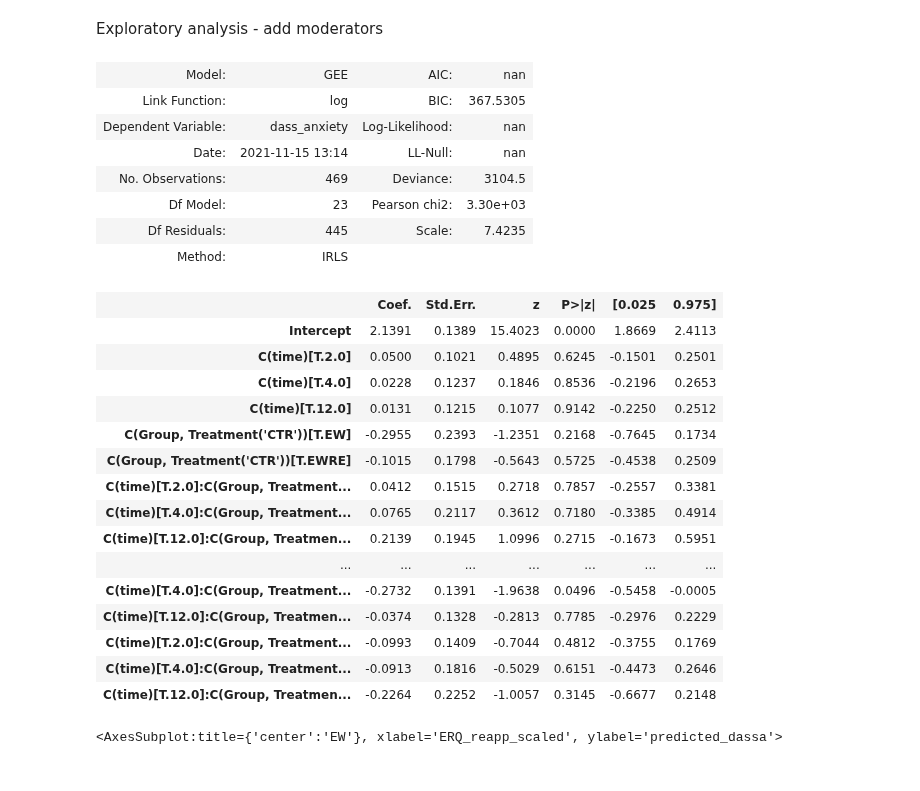
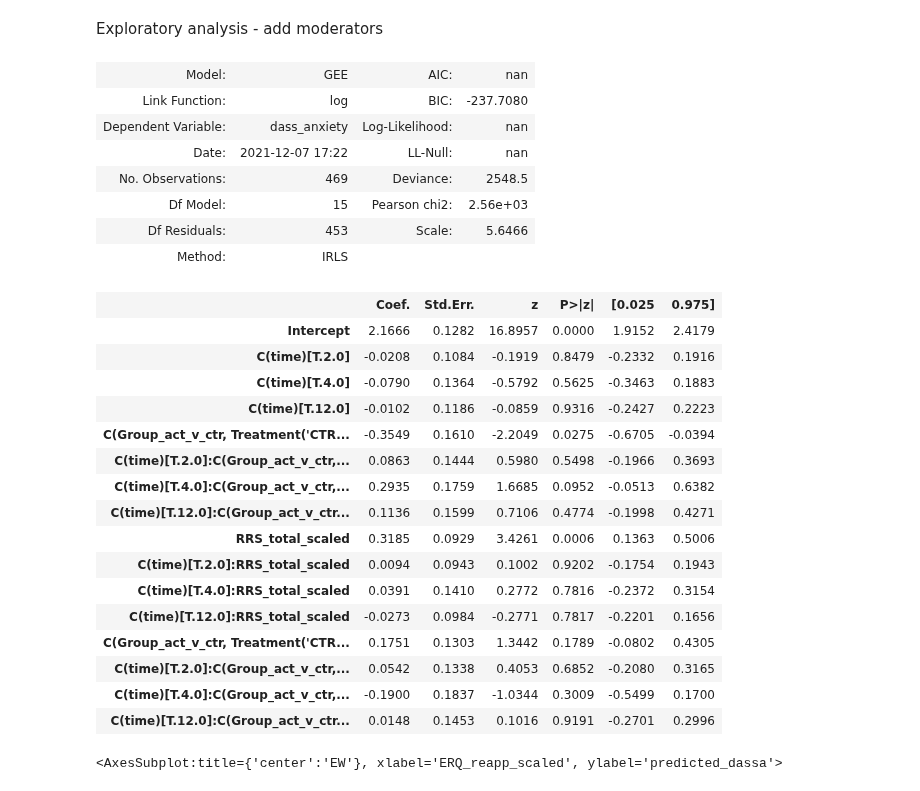
Before and after one commit to lucia-lux/EW_analysis, a Jupyter notebook: ew_anlaysis_1510.ipynb, the cells around one changed output. Saved outputs shown, nothing was run; the diff lists cells and outputs as text; code cells hidden in the pictures.

Commit message:
updates to modelling strategy.

```diff
--- a/ew_anlaysis_1510.ipynb
+++ b/ew_anlaysis_1510.ipynb
@@ -20,9 +20,9 @@ warnings.filterwarnings('ignore')
 # %% [markdown]
 Path to directories where data is stored. Set home = 1 for WFH, 0 otherwise.
 # %%
-home = 0
+home = 1
 if home:
-    infiledir = r"C:\Users\Possible_online_studies\NLP_expressive_writing\analysis\Processed_2"
+    infiledir = r"C:\Users\Luzia T\UCL\WorkingFromHome\Possible_online_studies\NLP_expressive_writing\analysis\Processed_2"
     rand_dir = r"C:\Users\Luzia T\UCL\WorkingFromHome\Possible_online_studies\NLP_expressive_writing\analysis"
 
 else:
@@ -111,7 +111,7 @@ def set_initial_vals(in_df,col_list):
 
     Returns
     -------
-    Nothing. Df is mutable, function changes og df.
+
 
     """
     sub_ids = in_df.id.unique()
@@ -119,6 +119,8 @@ def set_initial_vals(in_df,col_list):
         for col in col_list:
             initial_val = in_df.loc[(in_df.id==pnum)&(in_df.order==1),col].iloc[0]
             in_df.loc[(in_df.id==pnum)&(in_df.order.isin([2,3,4])), col] = initial_val
+
+    return in_df
 
 
 def demographics_check(in_df, num_subs):
@@ -991,33 +959,34 @@ sns.scatterplot(data=cooks_distance_df, x="id", y="cooks_distance",hue = 'above_
 # %% [markdown]
 Exploratory analysis - add moderators
 # %%
-model_erq_dassa = smf.gee("dass_anxiety~ C(time)* C(Group, Treatment('CTR'))*ERQ_reapp_scaled","id", all_dat_df, cov_struct = sm.cov_struct.Independence(), family = sm.families.Tweedie()).fit()
+model_erq_dassa = smf.gee("dass_anxiety~ C(time)* C(Group_act_v_ctr, Treatment('CTR'))*RRS_total_scaled","id", all_dat_df, cov_struct = sm.cov_struct.Independence(), family = sm.families.Tweedie()).fit()
 model_erq_dassa.summary2()
 # %% [output]
 | Model: | GEE | AIC: | nan |
-| Link Function: | log | BIC: | 367.5305 |
+| Link Function: | log | BIC: | -237.7080 |
 | Dependent Variable: | dass_anxiety | Log-Likelihood: | nan |
-| Date: | 2021-11-15 13:14 | LL-Null: | nan |
-| No. Observations: | 469 | Deviance: | 3104.5 |
-| Df Model: | 23 | Pearson chi2: | 3.30e+03 |
-| Df Residuals: | 445 | Scale: | 7.4235 |
+| Date: | 2021-12-07 17:22 | LL-Null: | nan |
+| No. Observations: | 469 | Deviance: | 2548.5 |
+| Df Model: | 15 | Pearson chi2: | 2.56e+03 |
+| Df Residuals: | 453 | Scale: | 5.6466 |
 | Method: | IRLS |  |  |
 |  | Coef. | Std.Err. | z | P>|z| | [0.025 | 0.975] |
-| Intercept | 2.1391 | 0.1389 | 15.4023 | 0.0000 | 1.8669 | 2.4113 |
-| C(time)[T.2.0] | 0.0500 | 0.1021 | 0.4895 | 0.6245 | -0.1501 | 0.2501 |
-| C(time)[T.4.0] | 0.0228 | 0.1237 | 0.1846 | 0.8536 | -0.2196 | 0.2653 |
-| C(time)[T.12.0] | 0.0131 | 0.1215 | 0.1077 | 0.9142 | -0.2250 | 0.2512 |
-| C(Group, Treatment('CTR'))[T.EW] | -0.2955 | 0.2393 | -1.2351 | 0.2168 | -0.7645 | 0.1734 |
-| C(Group, Treatment('CTR'))[T.EWRE] | -0.1015 | 0.1798 | -0.5643 | 0.5725 | -0.4538 | 0.2509 |
-| C(time)[T.2.0]:C(Group, Treatment... | 0.0412 | 0.1515 | 0.2718 | 0.7857 | -0.2557 | 0.3381 |
-| C(time)[T.4.0]:C(Group, Treatment... | 0.0765 | 0.2117 | 0.3612 | 0.7180 | -0.3385 | 0.4914 |
-| C(time)[T.12.0]:C(Group, Treatmen... | 0.2139 | 0.1945 | 1.0996 | 0.2715 | -0.1673 | 0.5951 |
-| ... | ... | ... | ... | ... | ... | ... |
-| C(time)[T.4.0]:C(Group, Treatment... | -0.2732 | 0.1391 | -1.9638 | 0.0496 | -0.5458 | -0.0005 |
-| C(time)[T.12.0]:C(Group, Treatmen... | -0.0374 | 0.1328 | -0.2813 | 0.7785 | -0.2976 | 0.2229 |
-| C(time)[T.2.0]:C(Group, Treatment... | -0.0993 | 0.1409 | -0.7044 | 0.4812 | -0.3755 | 0.1769 |
-| C(time)[T.4.0]:C(Group, Treatment... | -0.0913 | 0.1816 | -0.5029 | 0.6151 | -0.4473 | 0.2646 |
-| C(time)[T.12.0]:C(Group, Treatmen... | -0.2264 | 0.2252 | -1.0057 | 0.3145 | -0.6677 | 0.2148 |
+| Intercept | 2.1666 | 0.1282 | 16.8957 | 0.0000 | 1.9152 | 2.4179 |
+| C(time)[T.2.0] | -0.0208 | 0.1084 | -0.1919 | 0.8479 | -0.2332 | 0.1916 |
+| C(time)[T.4.0] | -0.0790 | 0.1364 | -0.5792 | 0.5625 | -0.3463 | 0.1883 |
+| C(time)[T.12.0] | -0.0102 | 0.1186 | -0.0859 | 0.9316 | -0.2427 | 0.2223 |
+| C(Group_act_v_ctr, Treatment('CTR... | -0.3549 | 0.1610 | -2.2049 | 0.0275 | -0.6705 | -0.0394 |
+| C(time)[T.2.0]:C(Group_act_v_ctr,... | 0.0863 | 0.1444 | 0.5980 | 0.5498 | -0.1966 | 0.3693 |
+| C(time)[T.4.0]:C(Group_act_v_ctr,... | 0.2935 | 0.1759 | 1.6685 | 0.0952 | -0.0513 | 0.6382 |
+| C(time)[T.12.0]:C(Group_act_v_ctr... | 0.1136 | 0.1599 | 0.7106 | 0.4774 | -0.1998 | 0.4271 |
+| RRS_total_scaled | 0.3185 | 0.0929 | 3.4261 | 0.0006 | 0.1363 | 0.5006 |
+| C(time)[T.2.0]:RRS_total_scaled | 0.0094 | 0.0943 | 0.1002 | 0.9202 | -0.1754 | 0.1943 |
+| C(time)[T.4.0]:RRS_total_scaled | 0.0391 | 0.1410 | 0.2772 | 0.7816 | -0.2372 | 0.3154 |
+| C(time)[T.12.0]:RRS_total_scaled | -0.0273 | 0.0984 | -0.2771 | 0.7817 | -0.2201 | 0.1656 |
+| C(Group_act_v_ctr, Treatment('CTR... | 0.1751 | 0.1303 | 1.3442 | 0.1789 | -0.0802 | 0.4305 |
+| C(time)[T.2.0]:C(Group_act_v_ctr,... | 0.0542 | 0.1338 | 0.4053 | 0.6852 | -0.2080 | 0.3165 |
+| C(time)[T.4.0]:C(Group_act_v_ctr,... | -0.1900 | 0.1837 | -1.0344 | 0.3009 | -0.5499 | 0.1700 |
+| C(time)[T.12.0]:C(Group_act_v_ctr... | 0.0148 | 0.1453 | 0.1016 | 0.9191 | -0.2701 | 0.2996 |
 # %%
 predictions = model_erq_dassa.predict(exog = model_df)
 model_df['predicted_dassa'] = predictions
```
Also changed, not shown: parts of 36 cells of this notebook.
